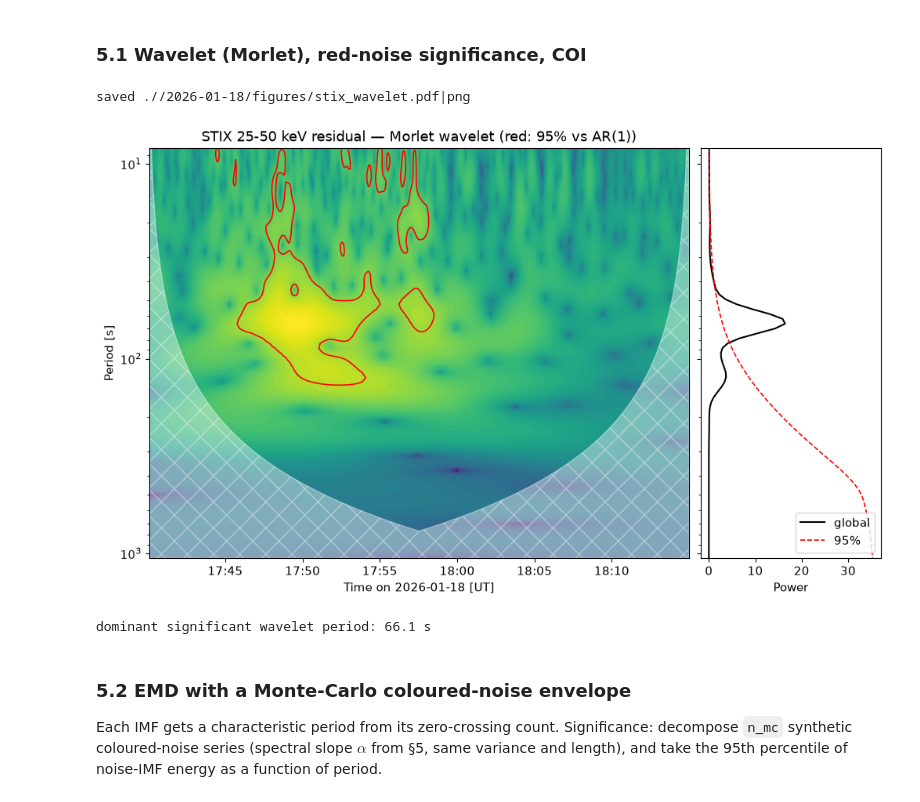
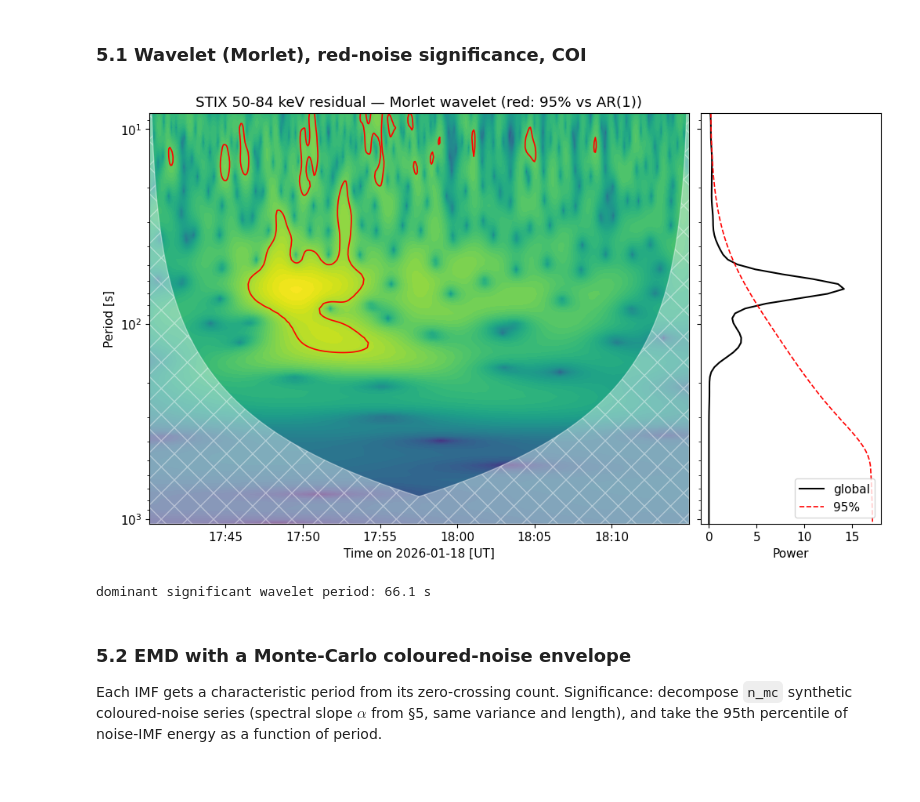
Before and after one commit to MohamedNedal/dias_work, a Jupyter notebook: QPPs_20260118/event_18Jan2026_analysis_v2.ipynb, the cells around one changed output. Cells and saved outputs as stored; diff of their text form; code cells hidden in the pictures.

```diff
--- a/QPPs_20260118/event_18Jan2026_analysis_v2.ipynb
+++ b/QPPs_20260118/event_18Jan2026_analysis_v2.ipynb
@@ -426,7 +440,9 @@ phase. Detrending uses the Savitzky-Golay residual (as in `qpp_residuals.ipynb`)
 window is a free parameter and §5 scans it, because apparent periods can be created or
 destroyed by the trend choice (Broomhall et al. 2019).
 # %%
-band_nt = '25-50 keV'
+# band_nt = '25-50 keV'
+band_nt = '50-84 keV'
+
 # detrend over the padded window, then crop to the science window so the
 # Savitzky-Golay edge effects never enter the analysis
 sel = (stix[band_nt]['t'] >= qpp_padded[0]) & (stix[band_nt]['t'] <= qpp_padded[1])
@@ -686,34 +700,34 @@ glbl_signif, _ = pycwt.significance(1, dt_s, scales, 1, alpha_ar1,
 # %%
 fig, (ax1, ax2) = plt.subplots(1, 2, figsize=[10,6], width_ratios=[3, 1], sharey=True, constrained_layout=True)
 
 tnum = mdates.date2num(grid_nt)
 cf = ax1.contourf(tnum, periods, np.log2(wpower), levels=64, cmap='viridis')
 ax1.contour(tnum, periods, sig95, [1], colors='r', linewidths=1.2)
 ax1.fill_between(tnum, coi, periods.max(), color='w', alpha=0.4, hatch='x')
 ax1.set_yscale('log')
 ax1.set_ylim(periods.max(), periods.min())
 ax1.set_ylabel('Period [s]')
 ax1.xaxis_date()
 ax1.xaxis.set_major_formatter(mdates.DateFormatter('%H:%M'))
 ax1.set_xlabel(f"Time on {event['date']} [UT]")
 ax1.set_title(f'STIX {band_nt} residual — Morlet wavelet (red: 95% vs AR(1))')
 
 ax2.plot(glbl_power, periods, 'k-', lw=1.5, label='global')
 ax2.plot(glbl_signif, periods, 'r--', lw=1.2, label='95%')
 ax2.set_xlabel('Power')
 ax2.legend(loc='lower right')
-savefig(fig, 'stix_wavelet')
+# savefig(fig, 'stix_wavelet')
 plt.show()
-
-glbl_above = glbl_power > glbl_signif
-if glbl_above.any():
-    p_dom = periods[glbl_above][np.argmax(glbl_power[glbl_above])]
-    print(f'dominant significant wavelet period: {p_dom:.1f} s')
-    results['wavelet_period_s'] = round(float(p_dom), 1)
 # %% [output]
-saved .//2026-01-18/figures/stix_wavelet.pdf|png
-[figure, old version]
+[figure, new version]
-dominant significant wavelet period: 66.1 s
+# %%
+glbl_above = glbl_power > glbl_signif
+if glbl_above.any():
+    p_dom = periods[glbl_above][np.argmax(glbl_power[glbl_above])]
+    print(f'dominant significant wavelet period: {p_dom:.1f} s')
+    results['wavelet_period_s'] = round(float(p_dom), 1)
+# %% [output]
+dominant significant wavelet period: 66.1 s
 # %% [markdown]
 ### 5.2 EMD with a Monte-Carlo coloured-noise envelope
 
```
Also changed, not shown: parts of 18 cells of this notebook, 2 other files.
